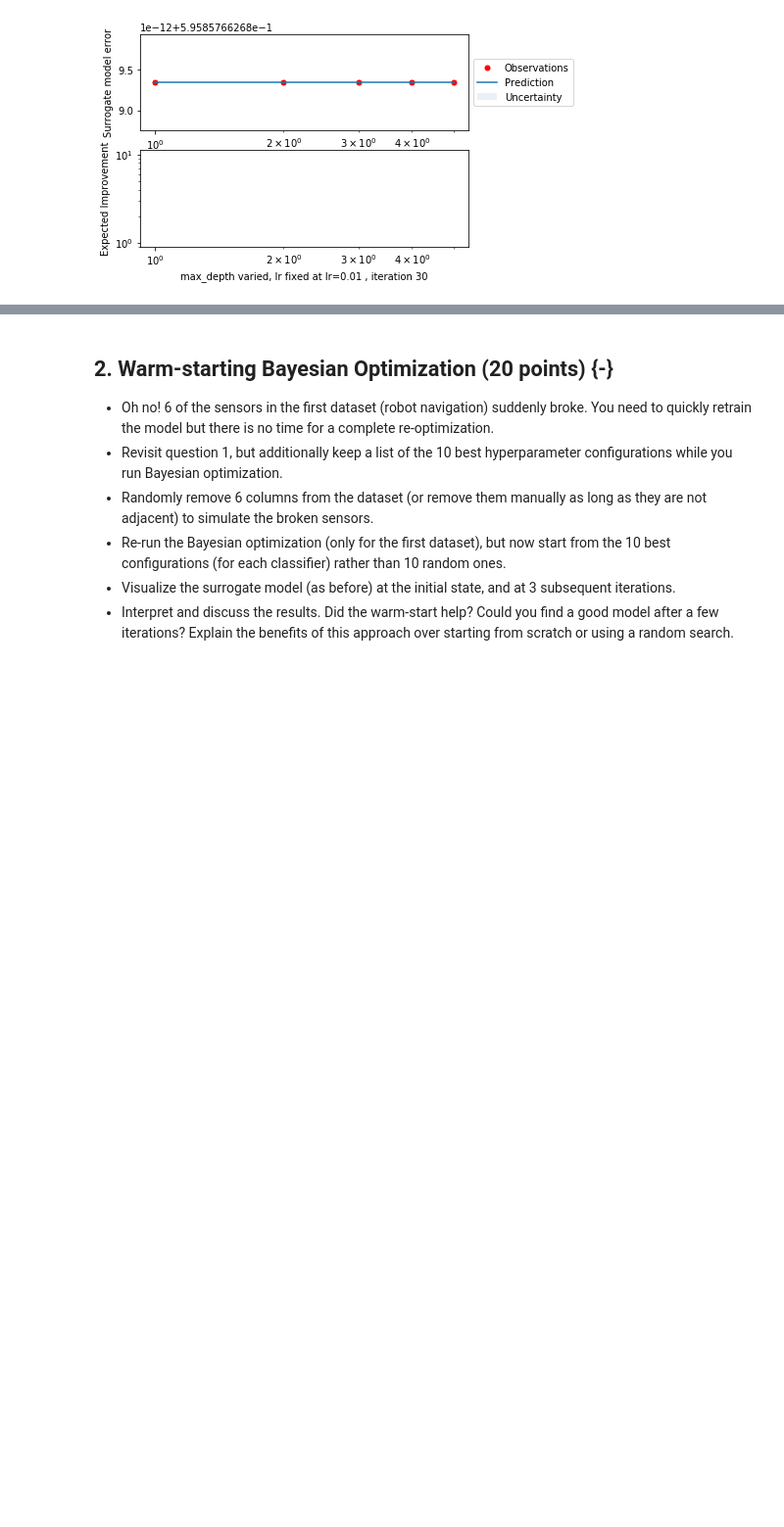
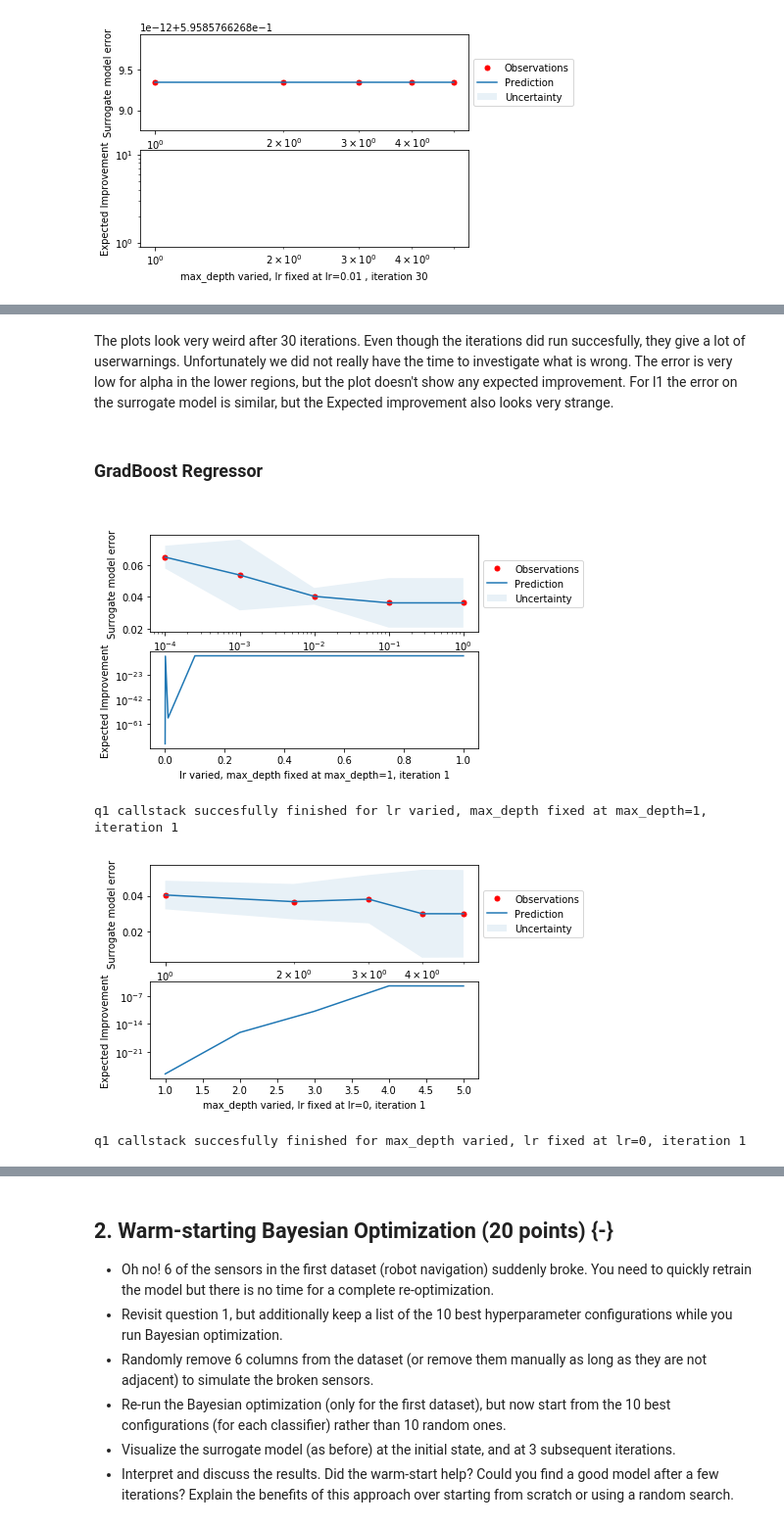
Before and after one commit to Psychotechnopath/Datamining_assignments, a Jupyter notebook: Assignment 2/Submission_NotebookA2.ipynb, the cells around one changed output, grey strips where cells are left out. Shown at 98% size. Saved outputs shown, nothing was run; the diff lists cells and outputs as text; code cells hidden in the pictures; blank space fills up the shorter version.

```diff
--- a/Assignment 2/Submission_NotebookA2.ipynb
+++ b/Assignment 2/Submission_NotebookA2.ipynb
@@ -607,9 +643,40 @@ with open("param_list_four_iterations_elastic.pkl", "wb") as f:
+# %%
+# Re-write function for gradboost regressor
+def q1_30it_callstack(random_param: np.array,
+                     scoring_metric: str,
+                     fixed_slice_1: np.array, fixed_slice_2: np.array,
+                     param_x_axis_1: np.array, param_x_axis_2: np.array,
+                     x_axis_text1: str, x_axis_text2: str,
+                     classification=True):
+    new_param_list = param_list_four_iterations_loaded
+    y1, sig1, rf1, =(0,0,0)
+    y2, sig2, rf2, = (0,0,0)
+    ei_score1, ei_score2 = (0,0)
+    for i in range(26):
+        score = surrogate_model_fitter(new_param_list, scoring_metric)
+        rf_score = calculate_rf_input(score, classification)
+
+        y1, sig1, rf1 = random_forest_fitter(rf_score, new_param_list, fixed_slice_1)
+        ei_score1 = calculate_ei(rf1, fixed_slice_1)
+        max_ei_param_1 = np.unravel_index(np.argmax(ei_score1, axis=None), shape=ei_score1.shape)
+        best_param1_value_1 = alpha_points[max_ei_param_1]
+
+        y2, sig2, rf2 = random_forest_fitter(rf_score, new_param_list, fixed_slice_2)
+        ei_score2 = calculate_ei(rf2, fixed_slice_2)
+        max_ei_param_2 = np.unravel_index(np.argmax(ei_score2, axis=None), shape=ei_score2.shape)
+        best_param1_value_2 = l1_ratio[max_ei_param_2]
+
+        new_param_list = np.vstack((new_param_list, np.array([best_param1_value_1, best_param1_value_2])))
+        print("New parameters sucessfully set, length of list is now {}".format(len(new_param_list)))
+        print("Iteration {} completed".format(i+5)) #Since we've already done 4 iterations and i starts @ zero
+    surr_acq_plotter(param_x_axis_1, y1, sig1, ei_score1, '{}, iteration 30'.format(x_axis_text1))
+    surr_acq_plotter(param_x_axis_2, y2, sig2, ei_score2, '{}, iteration 30'.format(x_axis_text2))
+    return new_param_list
 # %%
 with open("param_list_four_iterations_elastic.pkl", "rb") as f:
     param_list_four_iterations_loaded = pickle.load(f)
 
-final_param_list_elastic = q1_30it_callstack(elastic_hyperparams,
-                                             'neg_mean_squared_error', alpha_points_l1_ratio_fixed, l1_ratio_alpha_points_fixed,
+final_param_list_elastic = q1_30it_callstack(elastic_hyperparams, 'neg_mean_squared_error', alpha_points_l1_ratio_fixed, l1_ratio_alpha_points_fixed,
                                               alpha_points, l1_ratio, "alpha points varied, l1 ratio fixed at l1 = 1",
                                               "l1 varied, alpha points fixed at alpha=0 ", classification=False)
 
@@ -621 +716,5 @@ with open('final_param_list_elastic.pkl', 'wb') as f:
+# %% [markdown]
+The plots look very weird after 30 iterations. Even though the iterations did run succesfully, they give a lot of userwarnings. Unfortunately we did not really have the time to investigate what is wrong. The error is very low for alpha in the lower regions, but the plot doesn't show any expected improvement. For l1 the error on the surrogate model is similar, but the Expected improvement also looks very strange.
+# %% [markdown]
+<H3> GradBoost Regressor <H3>
 # %%
@@ -633,28 +733,39 @@ max_depth_learning_rate_fixed = np.array([(0.01, m) for m in max_depth])       #
 # %%
 #refit surrogate model, as Gradient Boost Regressor this time
 def surrogate_model_fitter(random_params, scoring_metric):
     score_list = []
     for param1, param2 in random_params:
         gbr = GBR(n_estimators=1000, learning_rate=param1, max_depth=param2)
         score = cross_validate(gbr, Xr, yr, cv=3, scoring=[scoring_metric])
         score_list.append(score)
     return score_list
 
 #Generate results of the first sub-question; We define two slices, one where lr varies and max_depth is fixed,
 #And one where max_depth is varied and lr is fixed.
-ei_score_learning_rate_max_depth_fixed_gbr  = q1_callstack(GBR_hyperparams, 'neg_mean_squared_error', learning_rate_max_depth_fixed, lr, 'lr varied, max_depth fixed at max_depth=1, iteration 1', classification=False)
+ei_score_learning_rate_max_depth_fixed_gbr  = q1_callstack(GBR_hyperparams, 'neg_mean_squared_error',
+                                                           learning_rate_max_depth_fixed, lr,
+                                                           'lr varied, max_depth fixed at max_depth=1, iteration 1',
+                                                           classification=False)
 
-ei_score_max_depth_learning_rate_fixed_gbr = q1_callstack(GBR_hyperparams, 'neg_mean_squared_error', max_depth_learning_rate_fixed, max_depth, 'max_depth varied, lr fixed at lr=0, iteration 1',classification=False)
+ei_score_max_depth_learning_rate_fixed_gbr = q1_callstack(GBR_hyperparams, 'neg_mean_squared_error',
+                                                          max_depth_learning_rate_fixed, max_depth,
+                                                          'max_depth varied, lr fixed at lr=0, iteration 1',
+                                                          classification=False)
 
 #Save results to disk, so we don't have to run this again if we need it for later questions.
 with open("ei_score_learning_rate_max_depth_fixed_gbr.pkl", "wb") as f:
     pickle.dump(ei_score_learning_rate_max_depth_fixed_gbr, f)
 
 with open("ei_score_max_depth_learning_rate_fixed_gbr.pkl", "wb") as f:
     pickle.dump(ei_score_max_depth_learning_rate_fixed_gbr, f)
 
 with open("ei_score_learning_rate_max_depth_fixed_gbr.pkl", "rb") as f:
      ei1 = pickle.load(f)
 
 with open("ei_score_max_depth_learning_rate_fixed_gbr.pkl", "rb") as f:
      ei2 = pickle.load(f)
+# %% [output]
+[figure, added]
+q1 callstack succesfully finished for lr varied, max_depth fixed at max_depth=1, iteration 1
+[figure, added]
+q1 callstack succesfully finished for max_depth varied, lr fixed at lr=0, iteration 1
```
Also changed, not shown: parts of 52 cells of this notebook, 3 other files.
